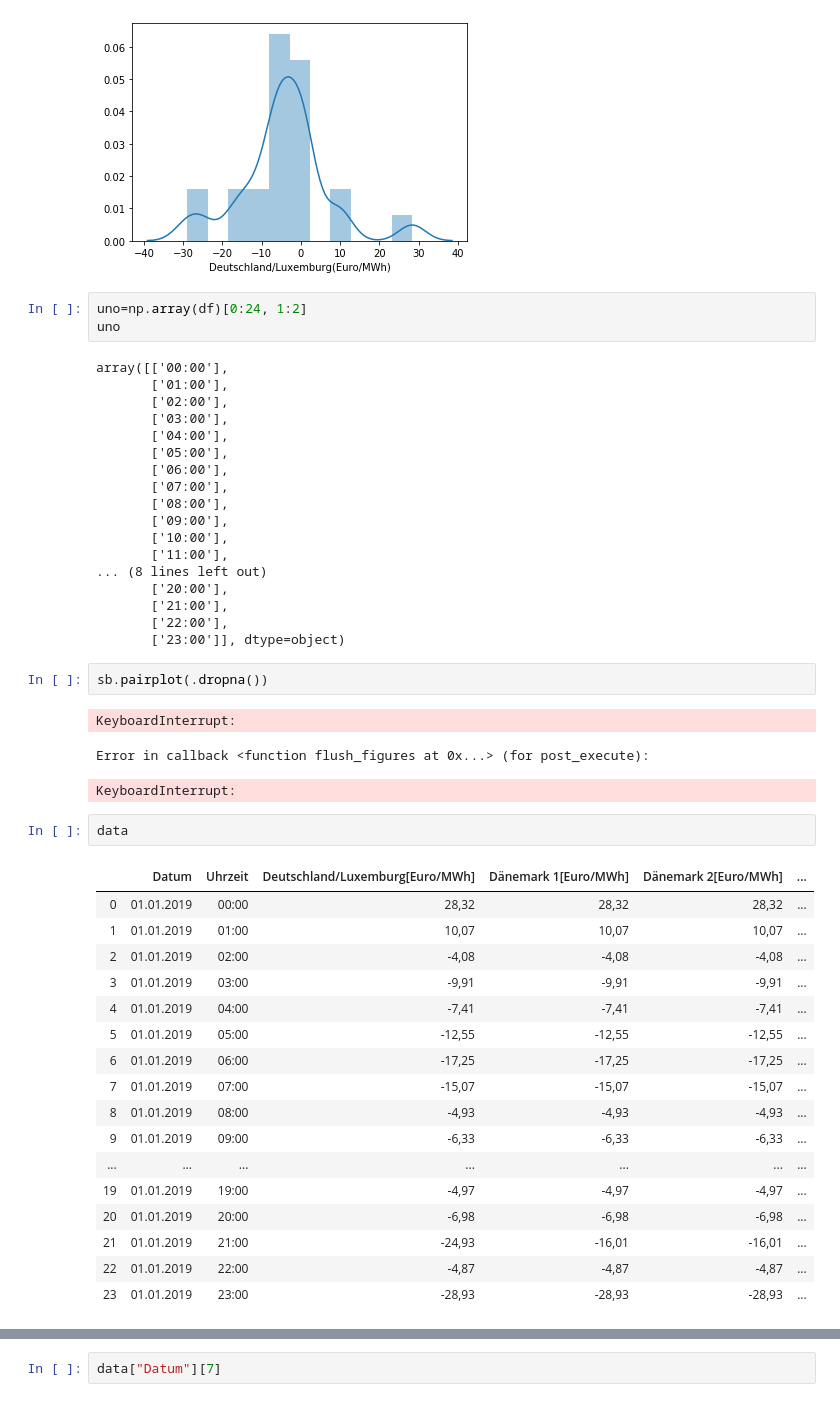
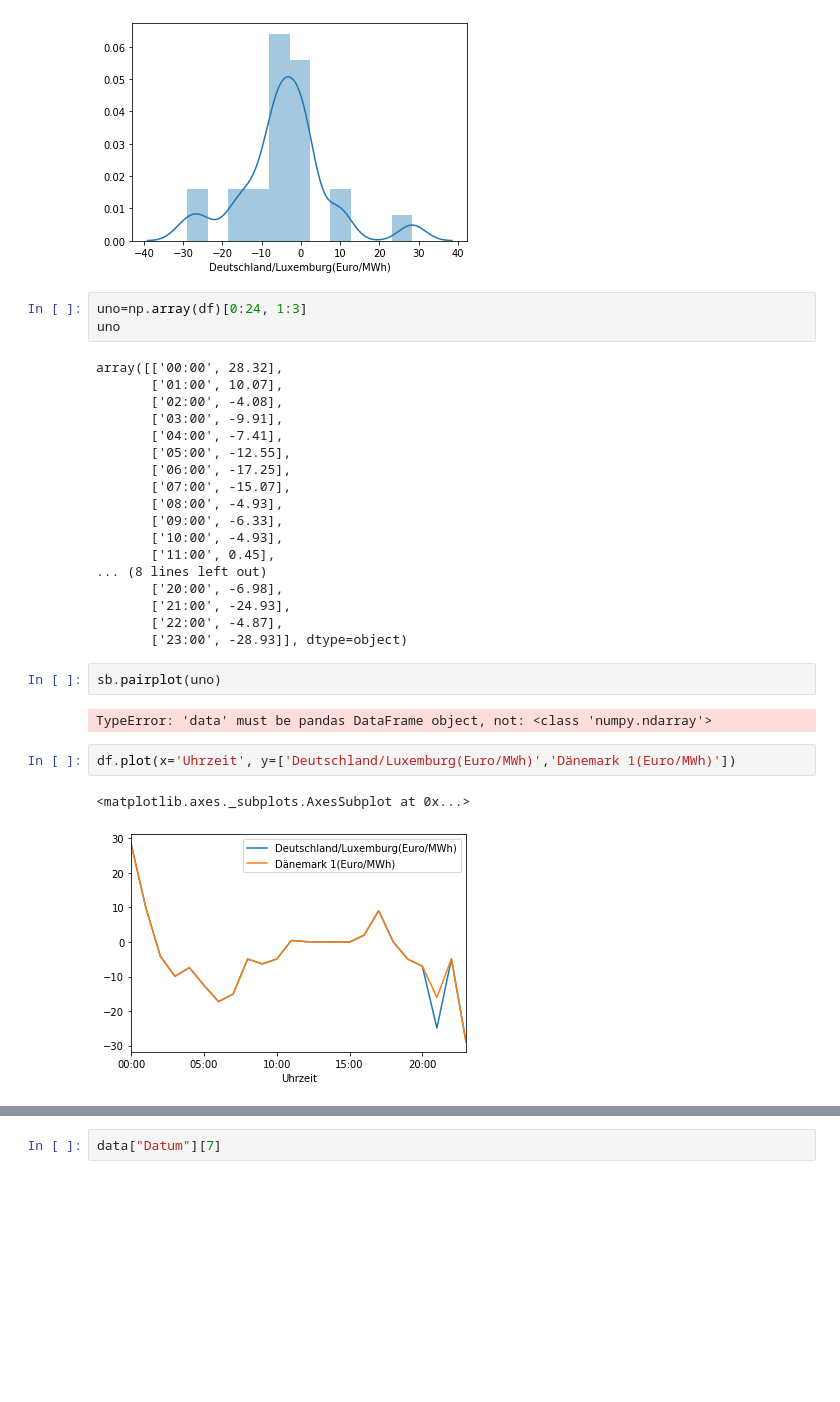
Before and after one commit to alrusa/seminarws1920, a Jupyter notebook: seminar.ipynb, the cells around one changed output, grey strips where cells are left out. Cells and saved outputs as stored; diff of their text form; blank space fills up the shorter version.

```diff
--- a/seminar.ipynb
+++ b/seminar.ipynb
@@ -74,49 +74,32 @@ sb.distplot(df['Deutschland/Luxemburg(Euro/MWh)'])
 <matplotlib.axes._subplots.AxesSubplot at 0x...>
 [figure]
 # %%
-uno=np.array(df)[0:24, 1:2]
+uno=np.array(df)[0:24, 1:3]
 uno
 # %% [output]
-array([['00:00'],
-       ['01:00'],
-       ['02:00'],
-       ['03:00'],
-       ['04:00'],
-       ['05:00'],
-       ['06:00'],
-       ['07:00'],
-       ['08:00'],
-       ['09:00'],
-       ['10:00'],
-       ['11:00'],
+array([['00:00', 28.32],
+       ['01:00', 10.07],
+       ['02:00', -4.08],
+       ['03:00', -9.91],
+       ['04:00', -7.41],
+       ['05:00', -12.55],
+       ['06:00', -17.25],
+       ['07:00', -15.07],
+       ['08:00', -4.93],
+       ['09:00', -6.33],
+       ['10:00', -4.93],
+       ['11:00', 0.45],
 ... (8 lines left out)
-       ['20:00'],
-       ['21:00'],
-       ['22:00'],
-       ['23:00']], dtype=object)
+       ['20:00', -6.98],
+       ['21:00', -24.93],
+       ['22:00', -4.87],
+       ['23:00', -28.93]], dtype=object)
 # %%
-sb.pairplot(.dropna())
+sb.pairplot(uno)
 # %% [output]
-KeyboardInterrupt:
+TypeError: 'data' must be pandas DataFrame object, not: <class 'numpy.ndarray'>
-Error in callback <function flush_figures at 0x...> (for post_execute):
-KeyboardInterrupt:
-# %%
-data
-# %% [output]
-|  | Datum | Uhrzeit | Deutschland/Luxemburg[Euro/MWh] | Dänemark 1[Euro/MWh] | Dänemark 2[Euro/MWh] | ... |
-| 0 | 01.01.2019 | 00:00 | 28,32 | 28,32 | 28,32 | ... |
-| 1 | 01.01.2019 | 01:00 | 10,07 | 10,07 | 10,07 | ... |
-| 2 | 01.01.2019 | 02:00 | -4,08 | -4,08 | -4,08 | ... |
-| 3 | 01.01.2019 | 03:00 | -9,91 | -9,91 | -9,91 | ... |
-| 4 | 01.01.2019 | 04:00 | -7,41 | -7,41 | -7,41 | ... |
-| 5 | 01.01.2019 | 05:00 | -12,55 | -12,55 | -12,55 | ... |
-| 6 | 01.01.2019 | 06:00 | -17,25 | -17,25 | -17,25 | ... |
-| 7 | 01.01.2019 | 07:00 | -15,07 | -15,07 | -15,07 | ... |
-| 8 | 01.01.2019 | 08:00 | -4,93 | -4,93 | -4,93 | ... |
-| 9 | 01.01.2019 | 09:00 | -6,33 | -6,33 | -6,33 | ... |
-| ... | ... | ... | ... | ... | ... | ... |
-| 19 | 01.01.2019 | 19:00 | -4,97 | -4,97 | -4,97 | ... |
-| 20 | 01.01.2019 | 20:00 | -6,98 | -6,98 | -6,98 | ... |
-| 21 | 01.01.2019 | 21:00 | -24,93 | -16,01 | -16,01 | ... |
-| 22 | 01.01.2019 | 22:00 | -4,87 | -4,87 | -4,87 | ... |
-| 23 | 01.01.2019 | 23:00 | -28,93 | -28,93 | -28,93 | ... |
+# %%
+df.plot(x='Uhrzeit', y=['Deutschland/Luxemburg(Euro/MWh)','Dänemark 1(Euro/MWh)'])
+# %% [output]
+<matplotlib.axes._subplots.AxesSubplot at 0x...>
+[figure, added]
```
Also changed, not shown: parts of 10 cells of this notebook.
